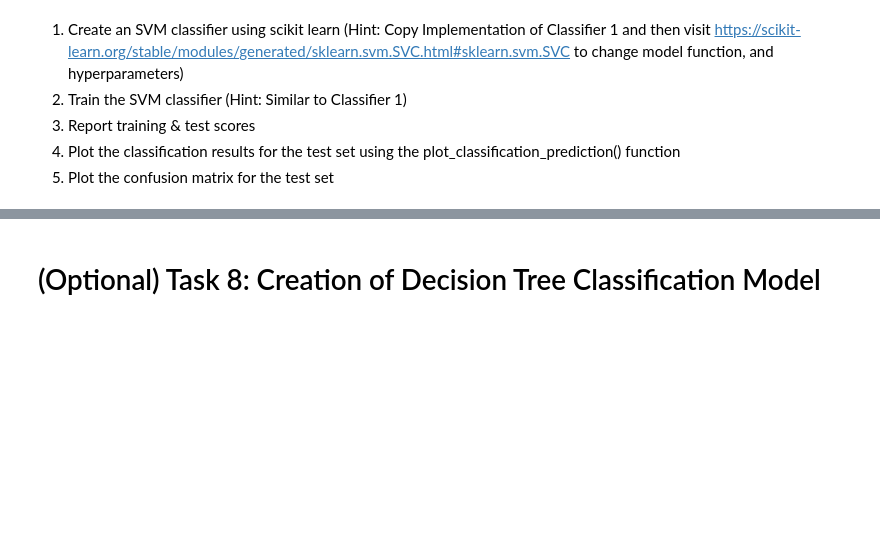
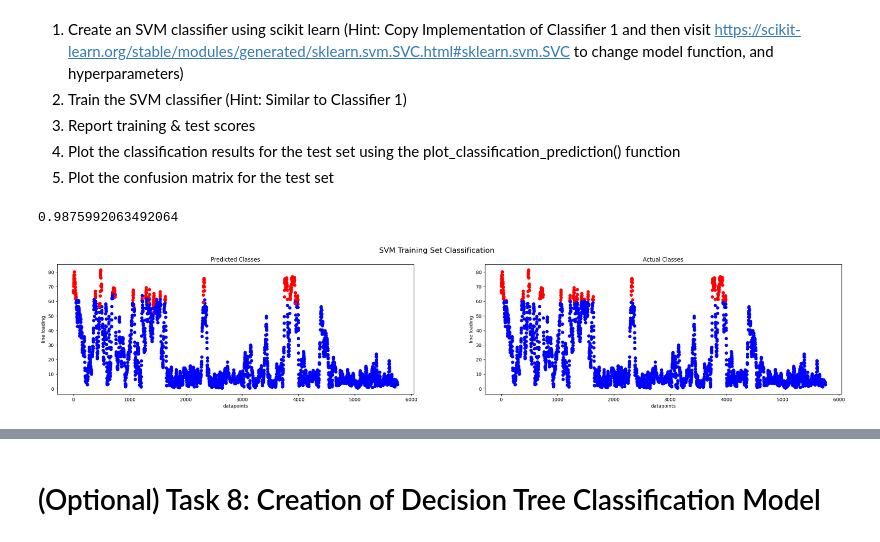
Before and after one commit to arepriels/IEPG-task-2, a Jupyter notebook: A6.ipynb, the cells around one changed output, grey strips where cells are left out. Saved outputs shown, nothing was run; the diff lists cells and outputs as text; code cells hidden in the pictures; blank space fills up the shorter version.

```diff
--- a/A6.ipynb
+++ b/A6.ipynb
@@ -275,7 +411,7 @@ splitter = 'best' #{“best”, “random”}
 max_depth = None # int
 
 #4. The minimum number of samples required to split an internal node:
-min_samples_split = 3 # int or float
+min_samples_split = 50 # int or float
 
 #5. The minimum number of samples required to be at a leaf node. A split point at any depth will only be considered if it leaves
 #at least min_samples_leaf training samples in each of the left and right branches. This may have the effect of smoothing the model, especially in regression.
@@ -386,7 +548,7 @@ tol = 1e-3 #float
 
 #4. Inverse of regularization strength; must be a positive float.
 #Like in support vector machines, smaller values specify stronger regularization.
-C = 1.  #float
+C = 5.  #float
 
 #5. Specifies if a constant (a.k.a. bias or intercept) should be added to the decision function.
 fit_intercept = True #bool
@@ -433,5 +611,47 @@ ConfusionMatrixDisplay.from_estimator(lr_class, X_test, y_test_class)
 3) Report training & test scores <br>
 4) Plot the classification results for the test set using the plot_classification_prediction() function <br>
 5) Plot the confusion matrix for the test set <br>
+# %%
+##Hyperparameters
+
+#1. Specifies the kernel type to be used in the algorithm. It must be one of ‘linear’, ‘poly’, ‘rbf’, ‘sigmoid’, ‘precomputed’ or a
+#callable. If none is given, ‘rbf’ will be used. If a callable is given it is used to precompute the kernel matrix.
+kernel = 'rbf' #DO NOT CHANGE
+
+#2. Degree of the polynomial kernel function (‘poly’). Ignored by all other kernels.
+degree = 3 #DO NOT CHANGE
+
+#3. Kernel coefficient for ‘rbf’, ‘poly’ and ‘sigmoid’.
+gamma = 'scale' # {‘scale’, ‘auto’} or float DO NOT CHANGE
+
+#4. Independent term in kernel function. It is only significant in ‘poly’ and ‘sigmoid’.
+coef0 = 0.0 #float DO NOT CHANGE
+
+#5. Tolerance for stopping criterion.
+tol = 1e-3 # DO NOT CHANGE
+
+#6. Regularization parameter. The strength of the regularization is inversely proportional to C. Must be strictly positive.
+#The penalty is a squared l2 penalty.
+C = 5
+
+#7. Epsilon in the epsilon-SVR model. It specifies the epsilon-tube within which no penalty is associated in the training
+#loss function with points predicted within a distance epsilon from the actual value.
+epsilon = 0.1 # float DO NOT CHANGE
+
+#8. Whether to use the shrinking heuristic
+shrinking = True # bool DO NOT CHANGE
+
+#9. Hard limit on iterations within solver, or -1 for no limit.
+max_iter = 1000 # DO NOT CHANGE
 # %%
-# Answer
+svm_class = svm.SVC(kernel=kernel, C=C, gamma=gamma)
+
+svm_class.fit(X_train, y_train_class)
+
+svm_class.score(X_train, y_train_class)
+# %% [output]
+0.9875992063492064
+# %%
+plot_classification_prediction(y_train, svm_class.predict(X_train),y_train_class, "SVM Training Set Classification")
+# %% [output]
+[figure, added]
```
Also changed, not shown: parts of 53 cells of this notebook, 2 other files.
